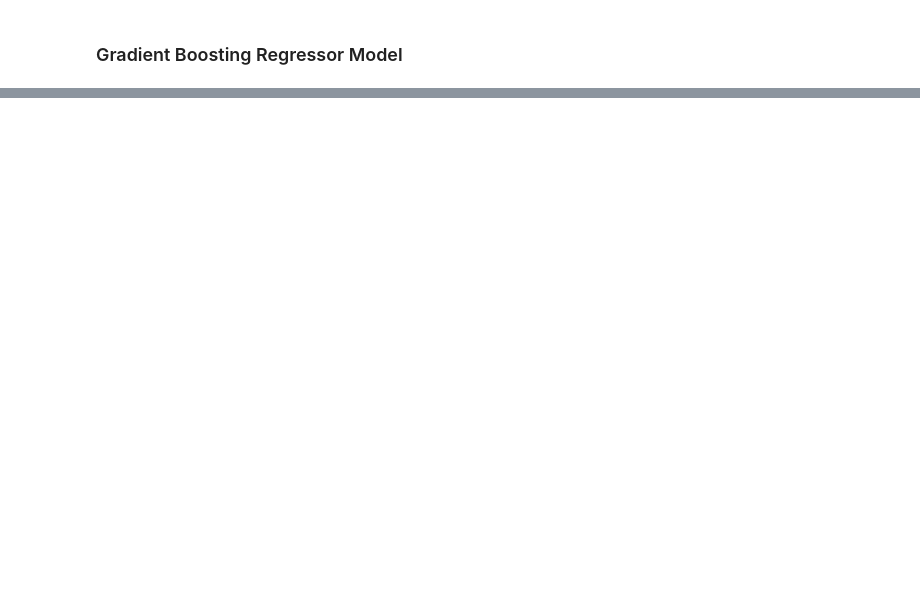
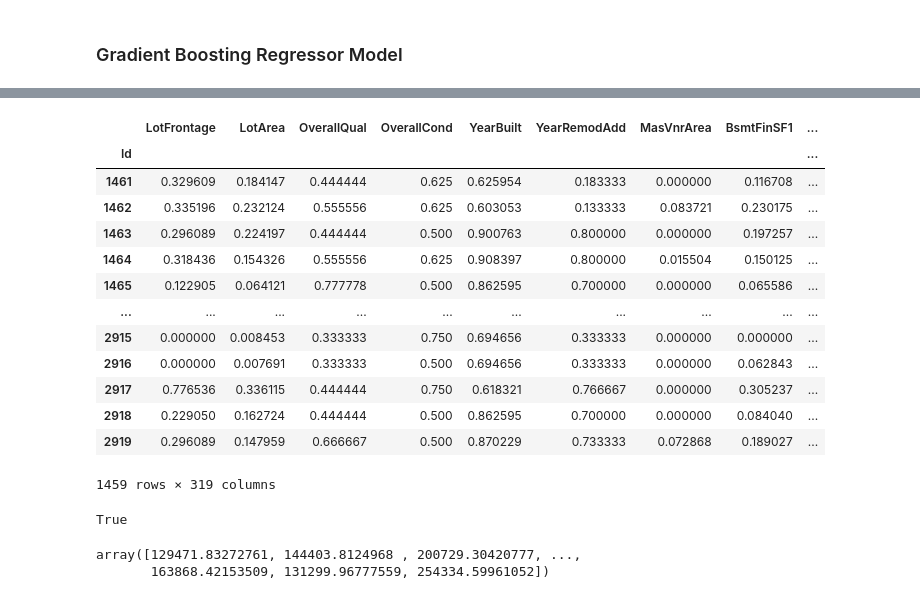
Before and after one commit to Guilhermedbs/House-Prices, a Jupyter notebook: House prices.ipynb, the cells around one changed output, grey strips where cells are left out. Drawn from its saved outputs; the diff is of its cells as text; code cells hidden in the pictures; blank space fills up the shorter version.

```diff
--- a/House prices.ipynb
+++ b/House prices.ipynb
@@ -734,0 +810,46 @@ Text(0, 0.5, 'Real Sale Price')
+# %%
+# Crating a function too ajust the new data set
+def ajusting_transformed_dataset(X_original, X_new, rows_num):
+    """
+    Adjusts the dataframe for model input after the pipeline transformation.
+
+    Parameters:
+    -----------
+    X_original (pd.DataFrame): The original dataset used for training the model after the pipeline transformation.
+    X_new (pd.DataFrame): The new dataset that will be inputted into the model after the pipeline transformation.
+    rows_num (int): The number of rows in the new dataset.
+
+    Returns:
+    --------
+    pd.DataFrame: Adjusted dataframe for model input."""
+    missing_columns = list(set(X_new.columns).difference(X_original.columns))
+    for column in missing_columns:
+        X_new.drop(column,inplace=True,axis=1)
+
+    missing_columns = list(set(X_original.columns).difference(X_new.columns))
+    for column in missing_columns:
+        X_new[column] = np.zeros(rows_num)
+    return X_new
+# %%
+test_df_trans = ajusting_transformed_dataset(df_trans,test_df_trans, 1459)
+test_df_trans
+# %% [output]
+|  | LotFrontage | LotArea | OverallQual | OverallCond | YearBuilt | YearRemodAdd | MasVnrArea | BsmtFinSF1 | ... |
+| Id |  |  |  |  |  |  |  |  | ... |
+| 1461 | 0.329609 | 0.184147 | 0.444444 | 0.625 | 0.625954 | 0.183333 | 0.000000 | 0.116708 | ... |
+| 1462 | 0.335196 | 0.232124 | 0.555556 | 0.625 | 0.603053 | 0.133333 | 0.083721 | 0.230175 | ... |
+| 1463 | 0.296089 | 0.224197 | 0.444444 | 0.500 | 0.900763 | 0.800000 | 0.000000 | 0.197257 | ... |
+| 1464 | 0.318436 | 0.154326 | 0.555556 | 0.625 | 0.908397 | 0.800000 | 0.015504 | 0.150125 | ... |
+| 1465 | 0.122905 | 0.064121 | 0.777778 | 0.500 | 0.862595 | 0.700000 | 0.000000 | 0.065586 | ... |
+| ... | ... | ... | ... | ... | ... | ... | ... | ... | ... |
+| 2915 | 0.000000 | 0.008453 | 0.333333 | 0.750 | 0.694656 | 0.333333 | 0.000000 | 0.000000 | ... |
+| 2916 | 0.000000 | 0.007691 | 0.333333 | 0.500 | 0.694656 | 0.333333 | 0.000000 | 0.062843 | ... |
+| 2917 | 0.776536 | 0.336115 | 0.444444 | 0.750 | 0.618321 | 0.766667 | 0.000000 | 0.305237 | ... |
+| 2918 | 0.229050 | 0.162724 | 0.444444 | 0.500 | 0.862595 | 0.700000 | 0.000000 | 0.084040 | ... |
+| 2919 | 0.296089 | 0.147959 | 0.666667 | 0.500 | 0.870229 | 0.733333 | 0.072868 | 0.189027 | ... |
+1459 rows × 319 columns
+# %%
+# Checking if the columns match
+set(df_trans.columns) == set(test_df_trans.columns)
+# %% [output]
+True
@@ -734,0 +859,8 @@ Text(0, 0.5, 'Real Sale Price')
+# %%
+# Making the final prediction with the best model
+saleprice_pred = trained_models['Gradient_Boosting'].predict(test_df_trans)
+saleprice_pred = np.exp(saleprice_pred)
+saleprice_pred
+# %% [output]
+array([129471.83272761, 144403.8124968 , 200729.30420777, ...,
+       163868.42153509, 131299.96777559, 254334.59961052])
```
Also changed, not shown: parts of 32 cells of this notebook, 1 other file.
